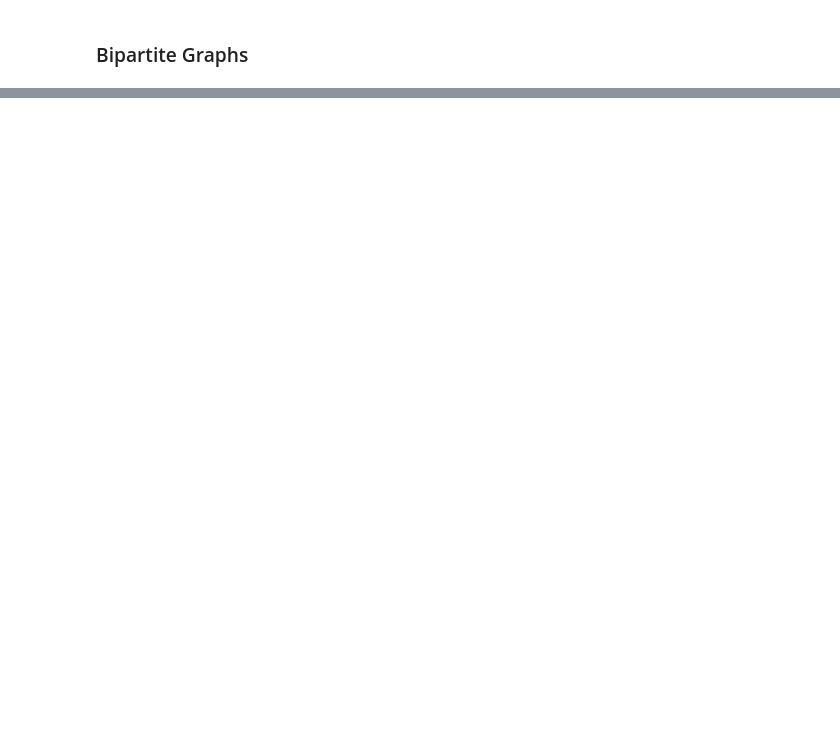
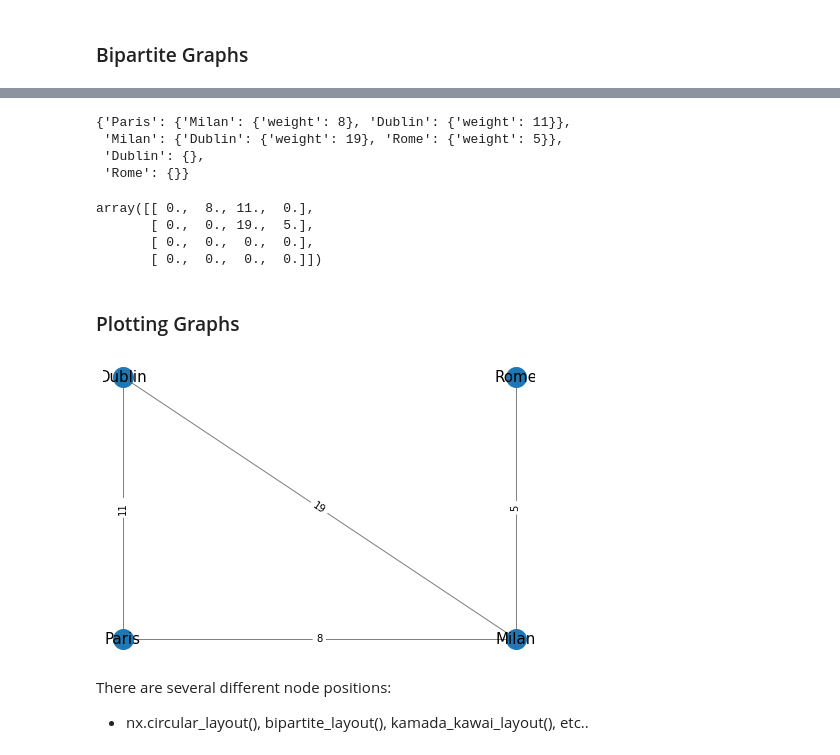
Before and after one commit to StevenVuong/Graph-Learning, a Jupyter notebook: GraphMLBook/1a_networkx_starter.ipynb, the cells around one changed output, grey strips where cells are left out. Drawn from its saved outputs; the diff is of its cells as text; code cells hidden in the pictures; blank space fills up the shorter version.

Commit message:
add up to plotting with graphs

```diff
--- a/GraphMLBook/1a_networkx_starter.ipynb
+++ b/GraphMLBook/1a_networkx_starter.ipynb
@@ -153,0 +208,35 @@ nx.draw_networkx_edge_labels(G, pos, edge_labels)
+# %%
+nx.to_dict_of_dicts(G)
+# %% [output]
+{'Paris': {'Milan': {'weight': 8}, 'Dublin': {'weight': 11}},
+ 'Milan': {'Dublin': {'weight': 19}, 'Rome': {'weight': 5}},
+ 'Dublin': {},
+ 'Rome': {}}
+# %%
+nx.to_numpy_array(G)
+# %% [output]
+array([[ 0.,  8., 11.,  0.],
+       [ 0.,  0., 19.,  5.],
+       [ 0.,  0.,  0.,  0.],
+       [ 0.,  0.,  0.,  0.]])
+# %% [markdown]
+### Plotting Graphs
+# %%
+def draw_graph(G, nodes_position, weight):
+    nx.draw(G, nodes_position, with_labels=True, font_size=15, node_size=400, edge_color='gray', arrowsize=30)
+    if weight:
+        edge_labels = nx.get_edge_attributes(G, 'weight')
+    nx.draw_networkx_edge_labels(G, nodes_position, edge_labels=edge_labels)
+# %%
+G = nx.Graph()
+V = {'Paris', 'Dublin', 'Milan', 'Rome'}
+E = [('Paris', 'Dublin', 11), ('Paris', 'Milan', 8), ('Milan', 'Rome', 5), ('Milan', 'Dublin', 19)]
+G.add_nodes_from(V)
+G.add_weighted_edges_from(E)
+node_position = {'Paris': [0,0], 'Dublin': [0,1], 'Milan':[1,0], 'Rome':[1,1]}
+draw_graph(G, node_position, True)
+# %% [output]
+[figure, added]
+# %% [markdown]
+There are several different node positions:
+-  nx.circular_layout(), bipartite_layout(), kamada_kawai_layout(), etc..
```
Also changed, not shown: parts of 18 cells of this notebook.
